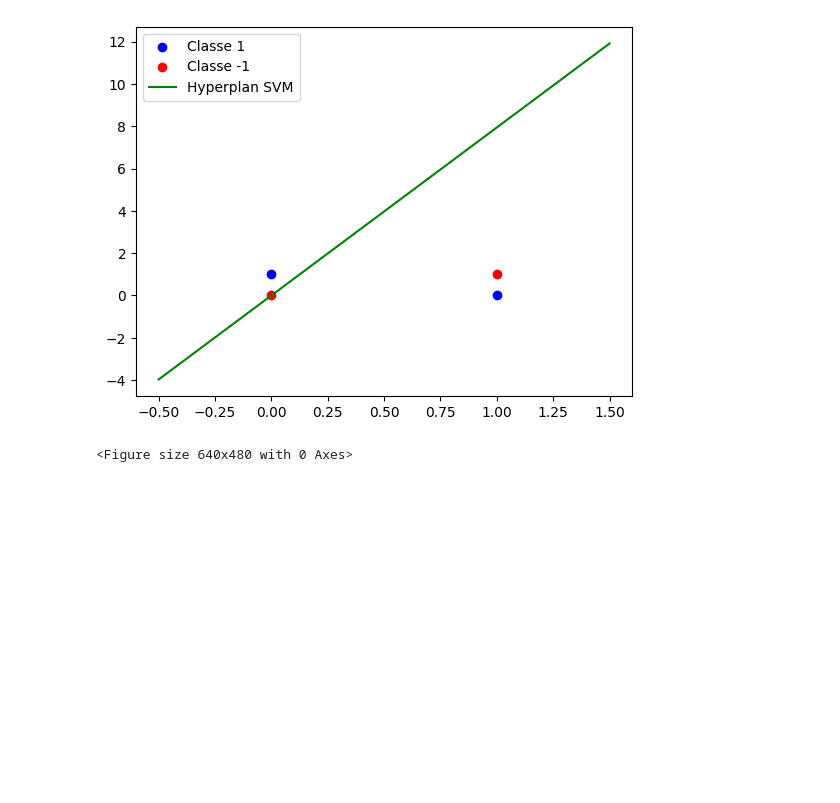
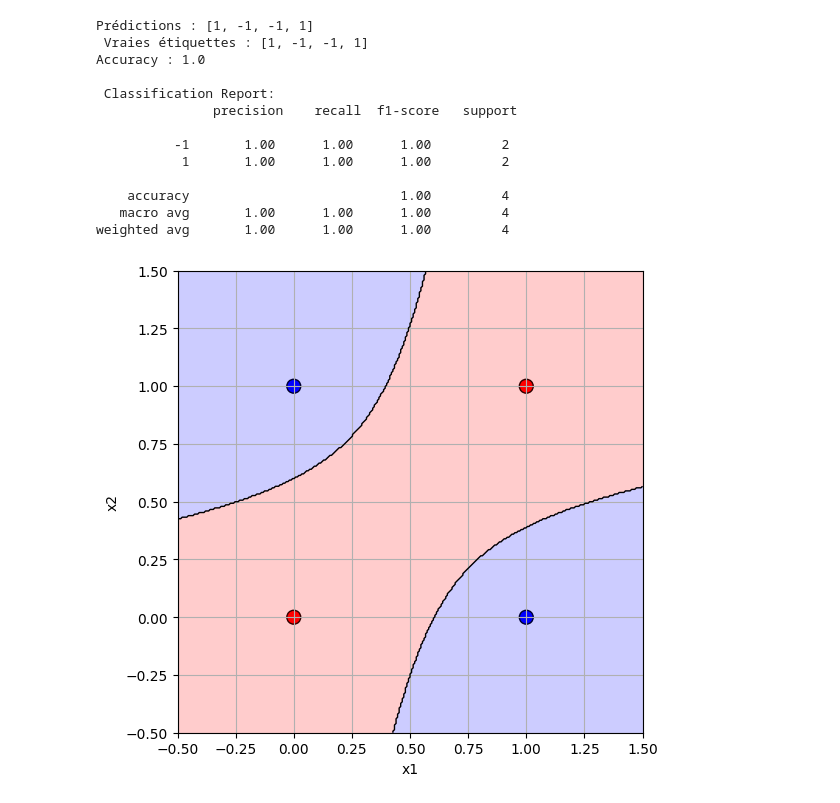
Before and after one commit to PA-2025/better_tensorflow, a Jupyter notebook: python/case_test_note_book/svm.ipynb, the cells around one changed output. Cells and saved outputs as stored; diff of their text form; code cells hidden in the pictures; blank space fills up the shorter version.

```diff
--- a/python/case_test_note_book/svm.ipynb
+++ b/python/case_test_note_book/svm.ipynb
@@ -121,25 +122,57 @@ Accuracy: 1.00
 # %%
-# Données simples
-X = np.array([[1, 0], [0, 1], [0, 0], [1, 1]])
-Y = np.array([1, 1, -1, -1])
+## Classification avec SVM à noyau RBF (XOR)
+X = np.array([[0, 1], [0, 0], [1, 1], [1, 0]])
+Y = np.array([1, -1, -1, 1])  # Encodage XOR
 
-svm = LinearSVM(lr=0.01, epochs=100, svm_lambda=0.01)
-svm.fit(X, Y)
-w = svm.get_weights()
-b = svm.get_bias()
+# model = KernelSVM(kernel_type="rbf", param=2.0, lr=0.1, lambda_svm=0.01, epochs=200)
+model = KernelSVM("poly", 2, lr=0.1, lambda_svm=0.01, epochs=200)
 
-plt.scatter(X[Y == 1, 0], X[Y == 1, 1], color="blue", label="Classe 1")
-plt.scatter(X[Y == -1, 0], X[Y == -1, 1], color="red", label="Classe -1")
+model.fit(X.tolist(), Y.tolist())
 
-# hyperplan : w1*x + w2*y + b = 0 => y = -(w1*x + b) / w2
-x_vals = np.linspace(np.min(X[:, 0]) - 0.5, np.max(X[:, 0]) + 0.5, 100)
-y_vals = -(w[0] * x_vals + b) / w[1]
+Y_pred = model.predict(X.tolist())
 
-plt.plot(x_vals, y_vals, color="green", label="Hyperplan SVM")
+# === Évaluation
+print("Prédictions :", Y_pred)
+print(" Vraies étiquettes :", Y.tolist())
+print("Accuracy :", accuracy_score(Y, Y_pred))
+print("\n Classification Report:\n", classification_report(Y, Y_pred))
 
-plt.legend()
+# === Tracé 2D
+plt.figure(figsize=(6, 6))
+
+# Affichage des points
+colors = ["blue" if y == 1 else "red" for y in Y]
+plt.scatter(X[:, 0], X[:, 1], c=colors, edgecolors="k", s=100)
+
+# Grille de prédiction
+x_min, x_max = -0.5, 1.5
+y_min, y_max = -0.5, 1.5
+xx, yy = np.meshgrid(np.linspace(x_min, x_max, 300), np.linspace(y_min, y_max, 300))
+
+grid = np.c_[xx.ravel(), yy.ravel()]
+Z = np.array(model.predict(grid.tolist())).reshape(xx.shape)
+
+plt.contourf(xx, yy, Z, levels=[-1, 0, 1], alpha=0.2, colors=["red", "blue"])
+plt.contour(xx, yy, Z, levels=[0], colors="black", linewidths=1)
+
+plt.xlabel("x1")
+plt.ylabel("x2")
+plt.grid(True)
+plt.xlim(x_min, x_max)
+plt.ylim(y_min, y_max)
 plt.show()
-plt.clf()
 # %% [output]
+Prédictions : [1, -1, -1, 1]
+ Vraies étiquettes : [1, -1, -1, 1]
+Accuracy : 1.0
+
+ Classification Report:
+               precision    recall  f1-score   support
+
+          -1       1.00      1.00      1.00         2
+           1       1.00      1.00      1.00         2
+
+    accuracy                           1.00         4
+   macro avg       1.00      1.00      1.00         4
+weighted avg       1.00      1.00      1.00         4
-[figure, old version]
+[figure, new version]
-<Figure size 640x480 with 0 Axes>
```
Also changed, not shown: parts of 14 cells of this notebook, 5 other files.
